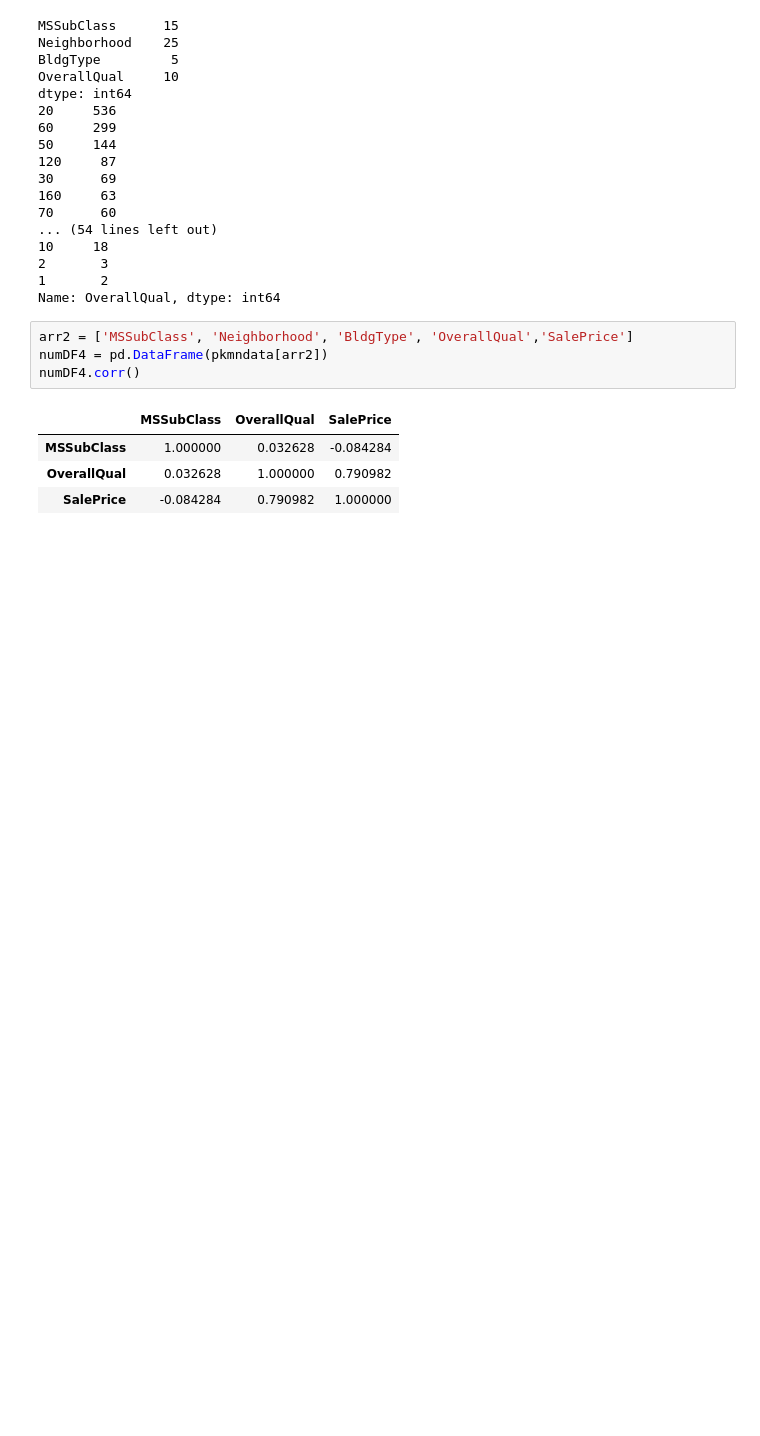
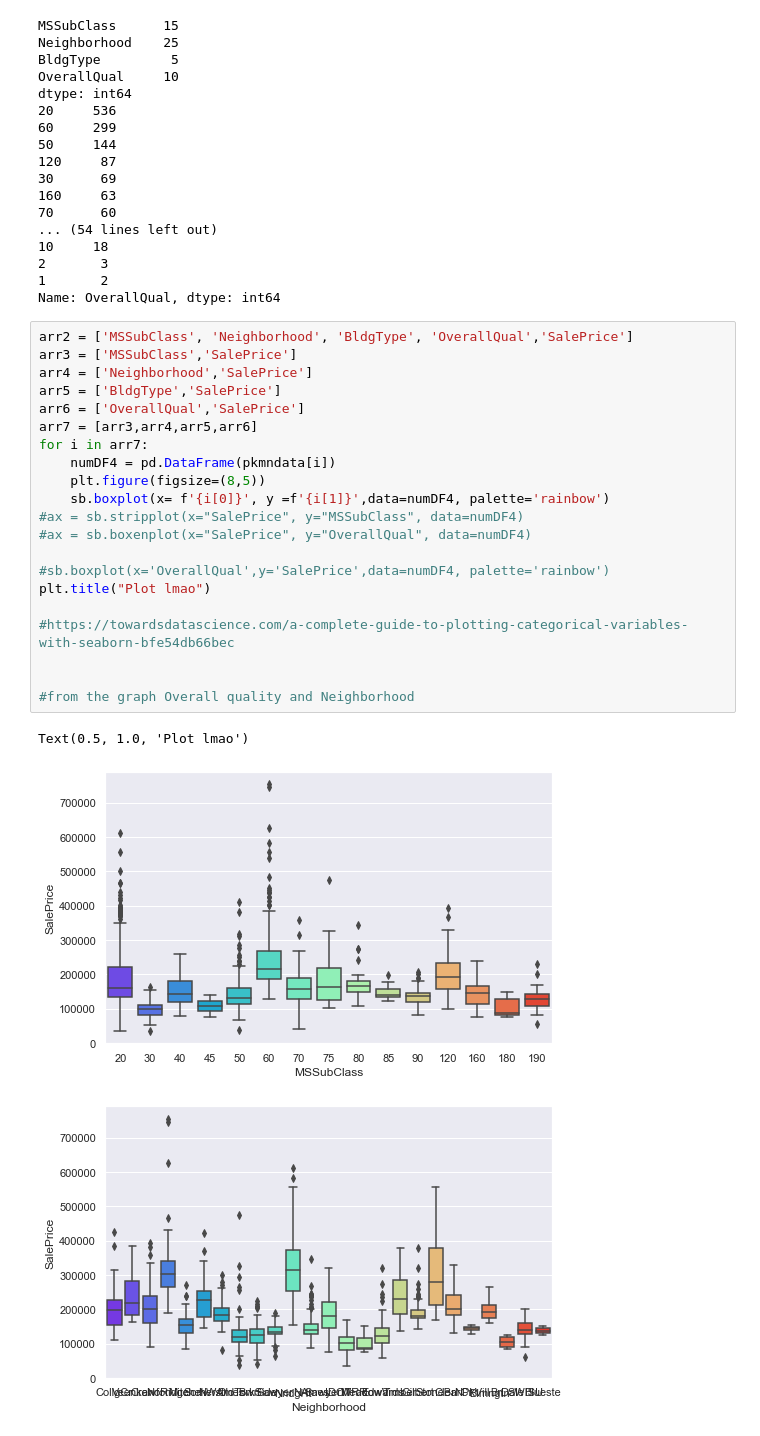
Before and after one commit to KohJiaWei/SC1015, a Jupyter notebook: Lab 3.ipynb, the cells around one changed output. Drawn from its saved outputs; the diff is of its cells as text; blank space fills up the shorter version.

```diff
--- a/Lab 3.ipynb
+++ b/Lab 3.ipynb
@@ -148,12 +149,28 @@ dtype: int64
 2       3
 1       2
 Name: OverallQual, dtype: int64
-# %%
-arr2 = ['MSSubClass', 'Neighborhood', 'BldgType', 'OverallQual','SalePrice']
-numDF4 = pd.DataFrame(pkmndata[arr2])
-numDF4.corr()
-# %% [output]
-|  | MSSubClass | OverallQual | SalePrice |
-| MSSubClass | 1.000000 | 0.032628 | -0.084284 |
-| OverallQual | 0.032628 | 1.000000 | 0.790982 |
-| SalePrice | -0.084284 | 0.790982 | 1.000000 |
+# %%
+arr2 = ['MSSubClass', 'Neighborhood', 'BldgType', 'OverallQual','SalePrice']
+arr3 = ['MSSubClass','SalePrice']
+arr4 = ['Neighborhood','SalePrice']
+arr5 = ['BldgType','SalePrice']
+arr6 = ['OverallQual','SalePrice']
+arr7 = [arr3,arr4,arr5,arr6]
+for i in arr7:
+    numDF4 = pd.DataFrame(pkmndata[i])
+    plt.figure(figsize=(8,5))
+    sb.boxplot(x= f'{i[0]}', y =f'{i[1]}',data=numDF4, palette='rainbow')
+#ax = sb.stripplot(x="SalePrice", y="MSSubClass", data=numDF4)
+#ax = sb.boxenplot(x="SalePrice", y="OverallQual", data=numDF4)
+
+#sb.boxplot(x='OverallQual',y='SalePrice',data=numDF4, palette='rainbow')
+plt.title("Plot lmao")
+
+#https://towardsdatascience.com/a-complete-guide-to-plotting-categorical-variables-with-seaborn-bfe54db66bec
+
+
+#from the graph Overall quality and Neighborhood
+# %% [output]
+Text(0.5, 1.0, 'Plot lmao')
+[figure, added]
+[figure, added]
```
Also changed, not shown: parts of 3 cells of this notebook.
